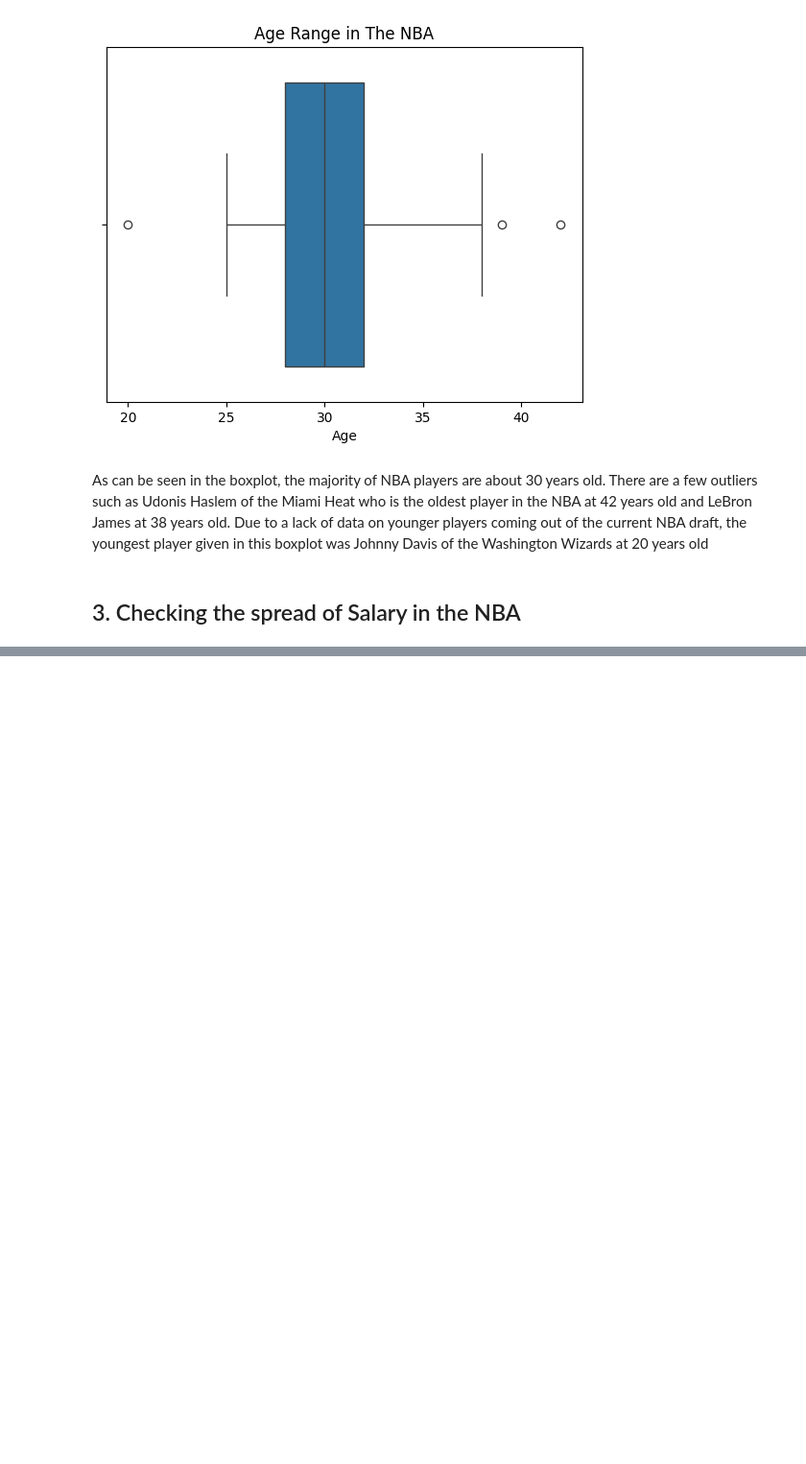
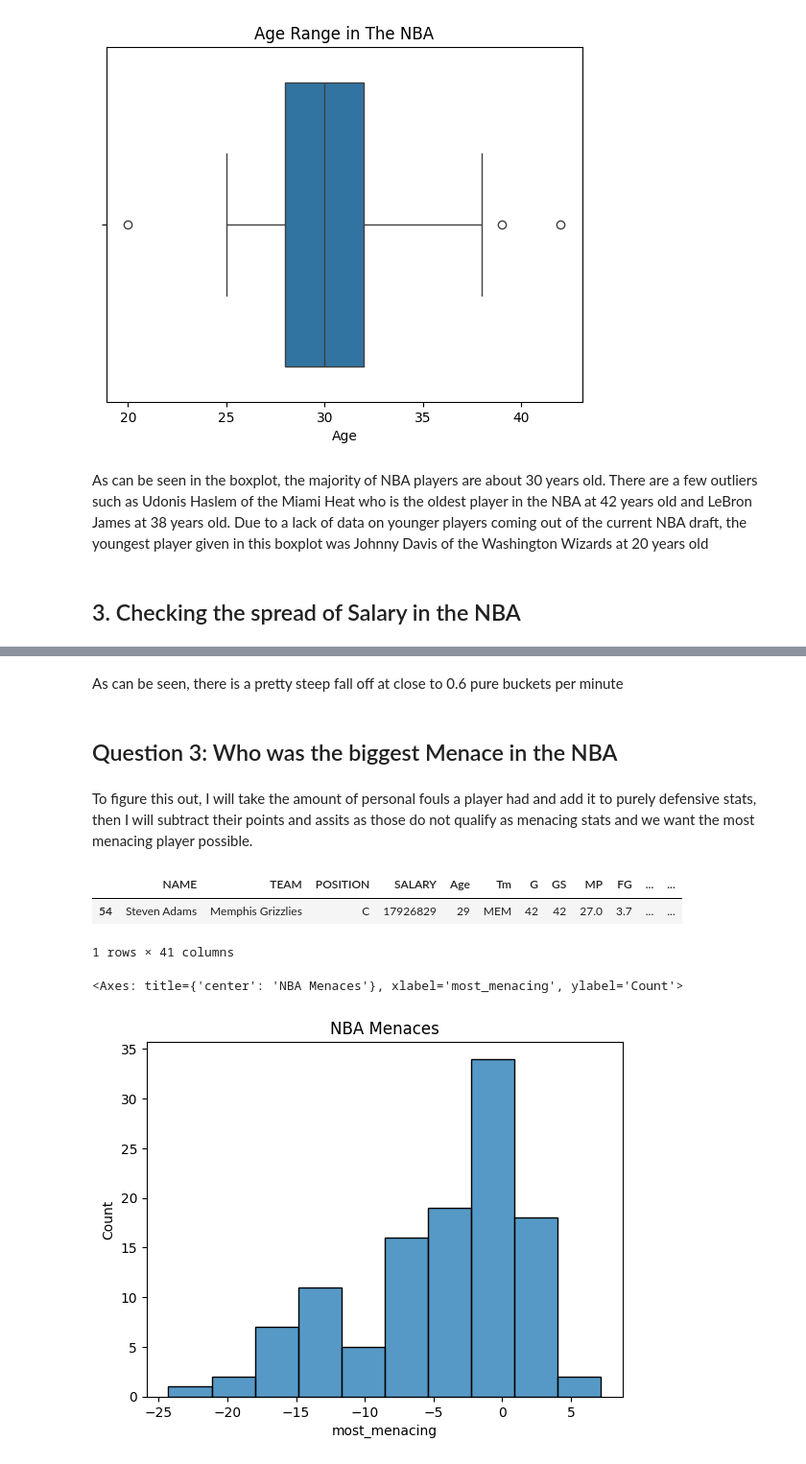
Before and after one commit to MPreys22/Data-Analysis, a Jupyter notebook: dataanalysis.ipynb, the cells around one changed output, grey strips where cells are left out. Shown: that part at 96% size. Saved outputs shown, nothing was run; the diff lists cells and outputs as text; code cells hidden in the pictures; blank space fills up the shorter version.

```diff
--- a/dataanalysis.ipynb
+++ b/dataanalysis.ipynb
@@ -153,0 +214,20 @@ As can be seen in the boxplot, the majority of NBA players are about 30 years ol
+# %% [markdown]
+As can be seen, there is a pretty steep fall off at close to 0.6 pure buckets per minute
+# %% [markdown]
+## Question 3: Who was the biggest Menace in the NBA
+# %% [markdown]
+To figure this out, I will take the amount of personal fouls a player had and add it to purely defensive stats, then I will subtract their points and assits as those do not qualify as menacing stats and we want the most menacing player possible.
+# %%
+df1['most_menacing'] = df1['PF'] + df1['STL'] + df1['BLK'] + df1['TRB'] - df1['PTS']
+df1.loc[df1['most_menacing'] == df1['most_menacing'].max()]
+# %% [output]
+|  | NAME | TEAM | POSITION | SALARY | Age | Tm | G | GS | MP | FG | ... | ... |
+| 54 | Steven Adams | Memphis Grizzlies | C | 17926829 | 29 | MEM | 42 | 42 | 27.0 | 3.7 | ... | ... |
+1 rows × 41 columns
+# %%
+# Menace Graph
+plt.title("NBA Menaces")
+sns.histplot(data=df1, x='most_menacing')
+# %% [output]
+<Axes: title={'center': 'NBA Menaces'}, xlabel='most_menacing', ylabel='Count'>
+[figure, added]
```
Also changed, not shown: parts of 14 cells of this notebook.
